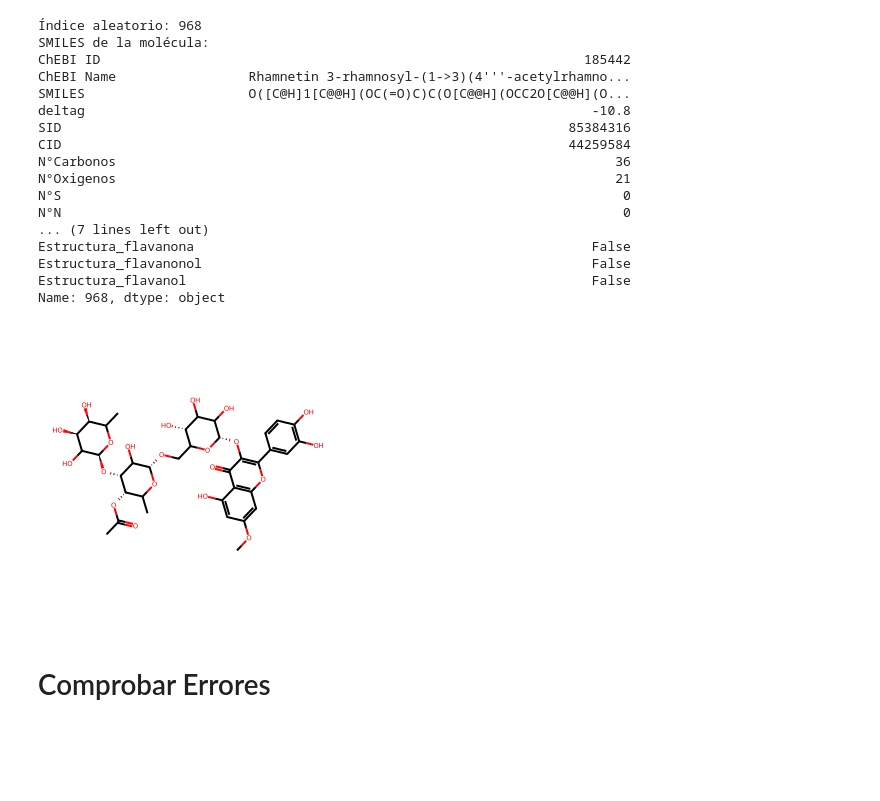
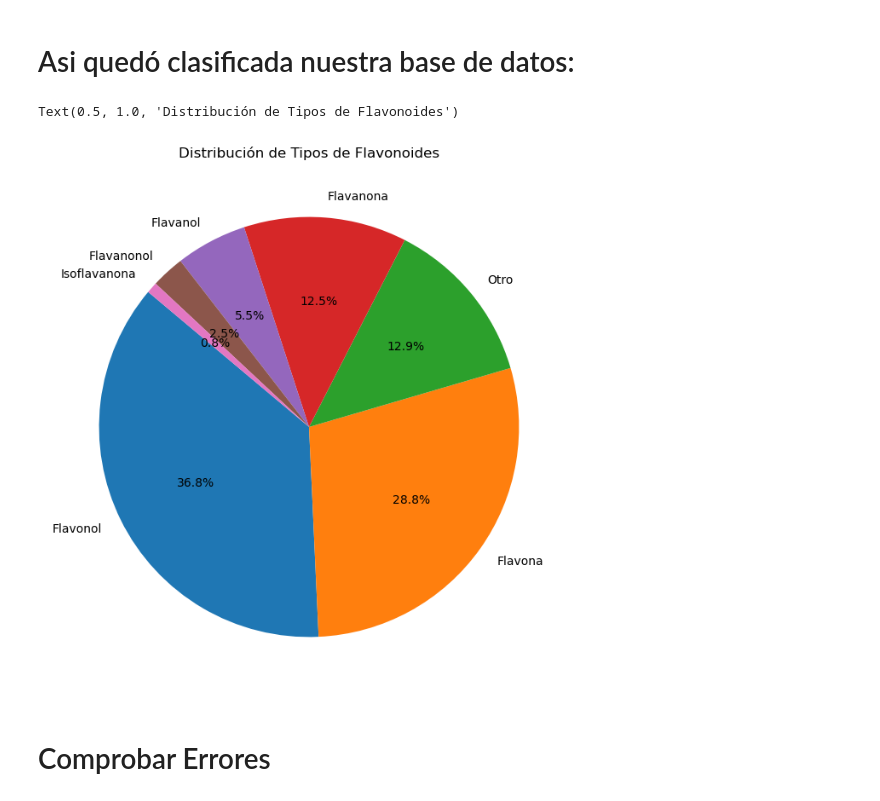
Before and after one commit to mauriciocruzriveros/BasededatosFlavonoides, a Jupyter notebook: flavonoids_collab.ipynb, the cells around one changed output. Saved outputs shown, nothing was run; the diff lists cells and outputs as text; code cells hidden in the pictures; blank space fills up the shorter version.

```diff
--- a/flavonoids_collab.ipynb
+++ b/flavonoids_collab.ipynb
@@ -1148,38 +1296,14 @@ plt.show()
-# %%
- #Supongamos que df es tu DataFrame
-# Elegir un índice aleatorio del DataFrame
-indice_aleatorio = df.sample().index[0]
-
-# Obtener el SMILES correspondiente al índice aleatorio
-smiles_molecula = df.loc[indice_aleatorio, 'SMILES']
-
-# Mostrar el índice aleatorio y el SMILES de la molécula
-print("Índice aleatorio:", indice_aleatorio)
-print("SMILES de la molécula:")
-print(df.loc[indice_aleatorio])
-print()
-
-# Llamar a la función para mostrar la molécula correspondiente al índice aleatorio
-mostrar_molecula(smiles_molecula)  # Asegúrate de tener la función mostrar_molecula definida
-# %% [output]
-Índice aleatorio: 968
-SMILES de la molécula:
-ChEBI ID                                                              185442
-ChEBI Name                 Rhamnetin 3-rhamnosyl-(1->3)(4'''-acetylrhamno...
-SMILES                     O([C@H]1[C@@H](OC(=O)C)C(O[C@@H](OCC2O[C@@H](O...
-deltag                                                                 -10.8
-SID                                                                 85384316
-CID                                                                 44259584
-N°Carbonos                                                                36
-N°Oxigenos                                                                21
-N°S                                                                        0
-N°N                                                                        0
-... (7 lines left out)
-Estructura_flavanona                                                   False
-Estructura_flavanonol                                                  False
-Estructura_flavanol                                                    False
-Name: 968, dtype: object
-[figure, removed]
+# %% [markdown]
+# Asi quedó clasificada nuestra base de datos:
+# %%
+frequencias = df['Tipo_flavonoide'].value_counts()
+# Plot
+plt.figure(figsize=(8, 8))
+plt.pie(frequencias, labels=frequencias.index, autopct='%1.1f%%', startangle=140)
+plt.title('Distribución de Tipos de Flavonoides')
+# %% [output]
+Text(0.5, 1.0, 'Distribución de Tipos de Flavonoides')
+[figure, added]
 # %% [markdown]
 # Comprobar Errores
 # %%
```
Also changed, not shown: parts of 97 cells of this notebook.
